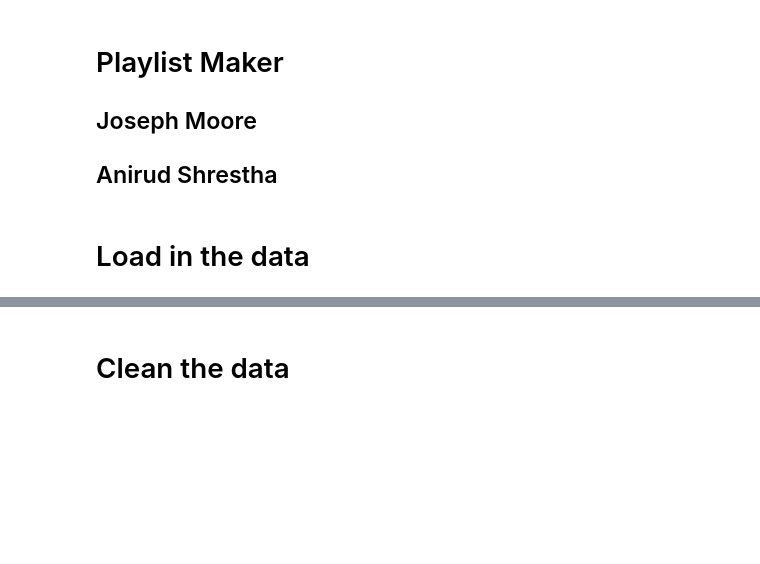
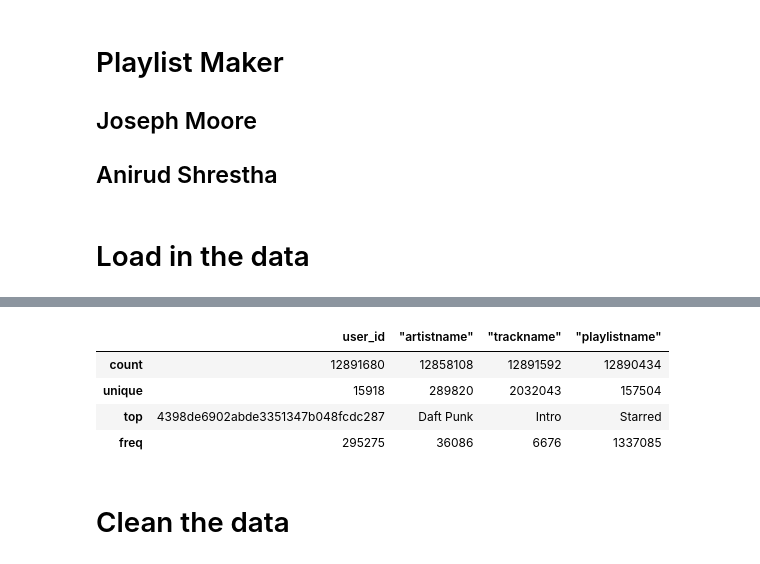
Before and after one commit to Anirud2002/Music-Analyzer-NLP, a Jupyter notebook: Project.ipynb, the cells around one changed output, grey strips where cells are left out. Drawn from its saved outputs; the diff is of its cells as text; code cells hidden in the pictures; blank space fills up the shorter version.

```diff
--- a/Project.ipynb
+++ b/Project.ipynb
@@ -46,3 +60,11 @@ df_playlists.head()
+# %%
+df_playlists.describe()
+# %% [output]
+|  | user_id | "artistname" | "trackname" | "playlistname" |
+| count | 12891680 | 12858108 | 12891592 | 12890434 |
+| unique | 15918 | 289820 | 2032043 | 157504 |
+| top | 4398de6902abde3351347b048fcdc287 | Daft Punk | Intro | Starred |
+| freq | 295275 | 36086 | 6676 | 1337085 |
 # %% [markdown]
 # Clean the data
 # %%
```
Also changed, not shown: parts of 10 cells of this notebook.
